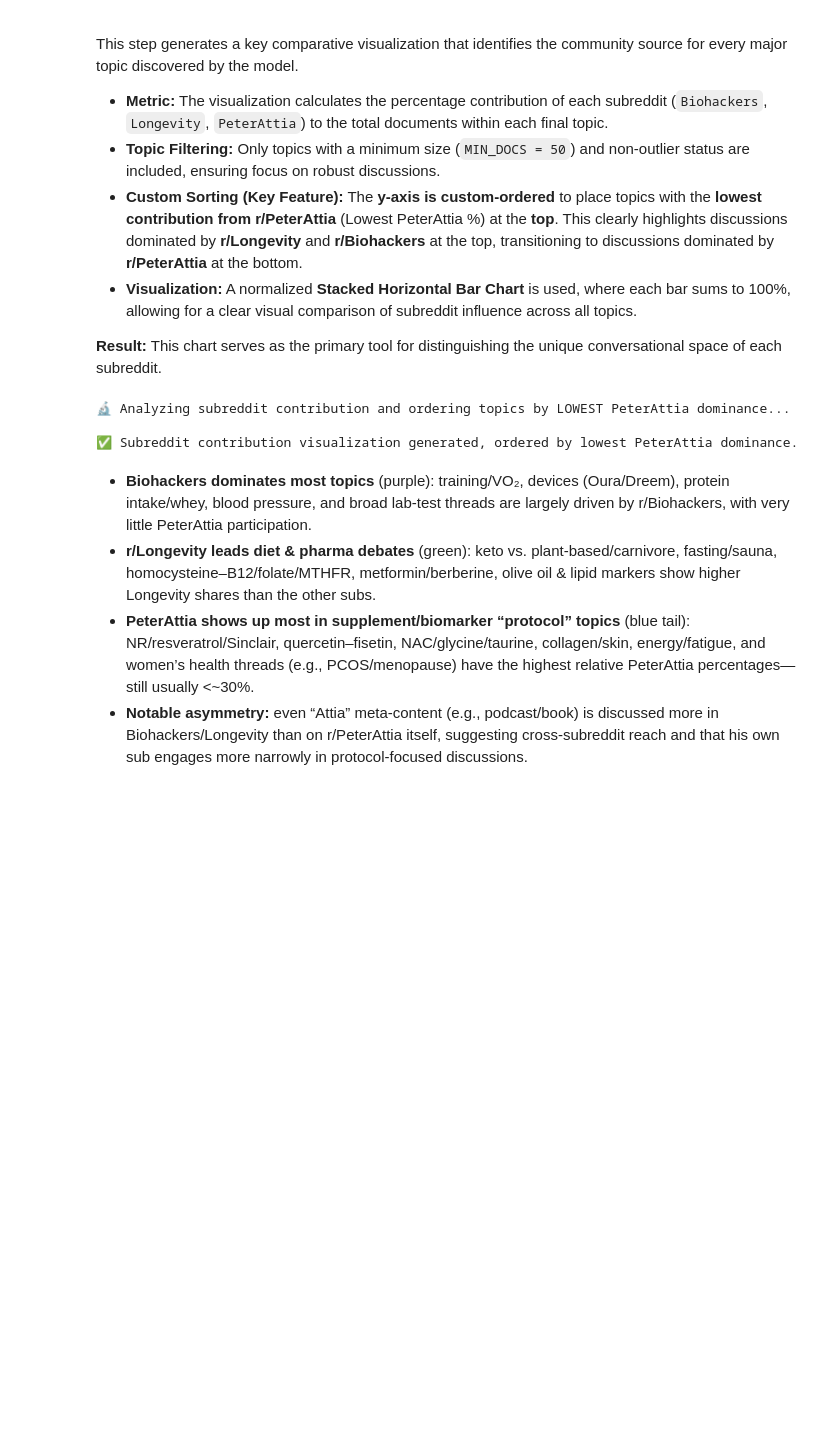
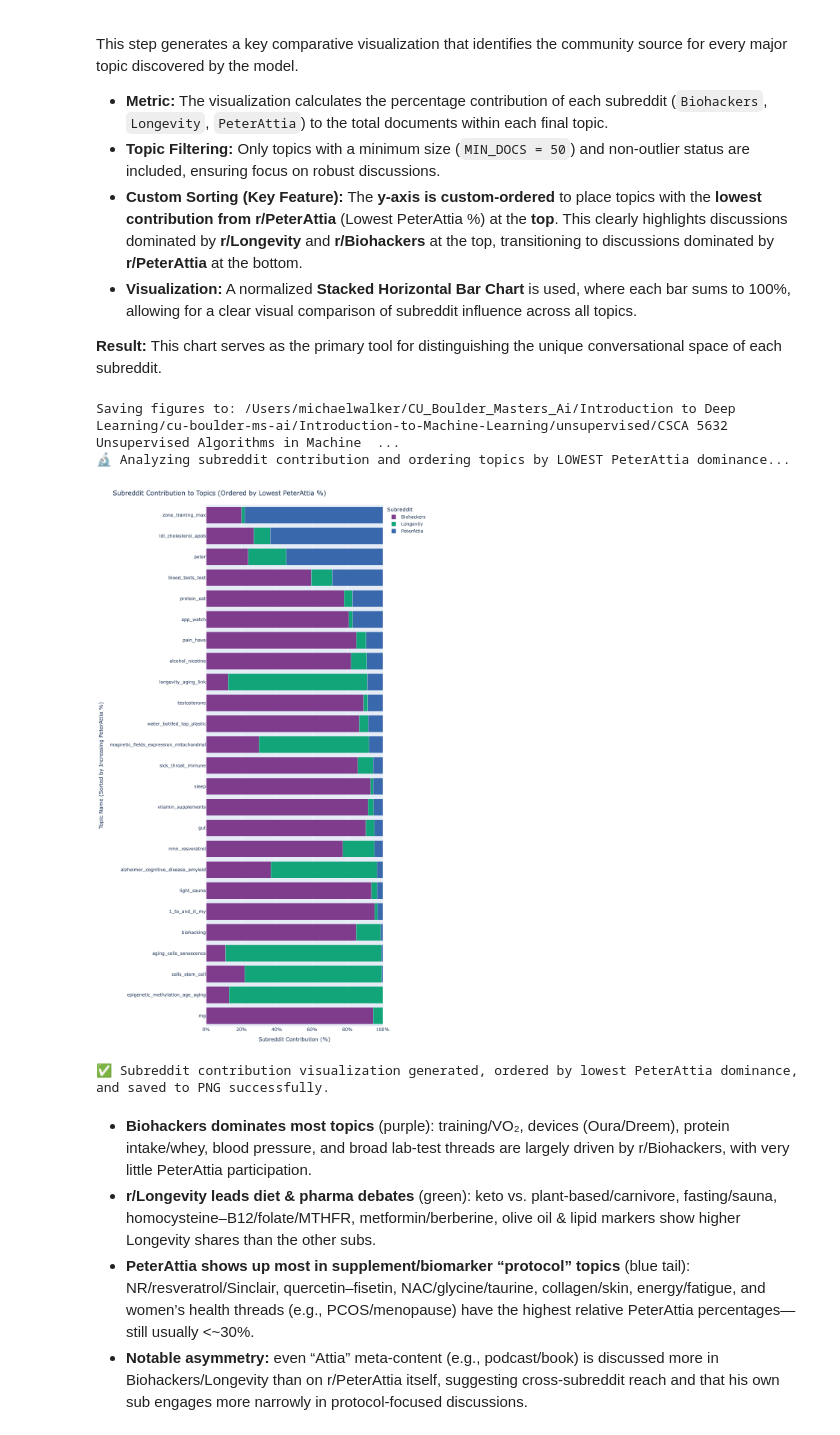
Before and after one commit to MSVWalker/cu-boulder-ms-ai, a Jupyter notebook: Introduction-to-Machine-Learning/unsupervised/CSCA 5632 Unsupervised Algorithms in Machine Learning Final Project/CSCA 5632 Unsupervised Algorithms in Machine Learning Final Project.ipynb, the cells around one changed output. Cells and saved outputs as stored; diff of their text form; code cells hidden in the pictures; blank space fills up the shorter version.

```diff
--- a/Introduction-to-Machine-Learning/unsupervised/CSCA 5632 Unsupervised Algorithms in Machine Learning Final Project/CSCA 5632 Unsupervised Algorithms in Machine Learning Final Project.ipynb
+++ b/Introduction-to-Machine-Learning/unsupervised/CSCA 5632 Unsupervised Algorithms in Machine Learning Final Project/CSCA 5632 Unsupervised Algorithms in Machine Learning Final Project.ipynb
@@ -1209,12 +1217,19 @@ This step generates a key comparative visualization that identifies the communit
 **Result:** This chart serves as the primary tool for distinguishing the unique conversational space of each subreddit.
 # %%
 # ====================================================================
-# === STEP 5: VISUALIZATION OF SUBREDDIT CONTRIBUTION PER TOPIC (ORDERED BY LOWEST PETER ATTIA) ===
+# === STEP 5: VISUALIZATION OF SUBREDDIT CONTRIBUTION PER TOPIC (ORDERED BY LOWEST PETER ATTIA) - WITH PNG EXPORT ===
 # ====================================================================
 
 import pandas as pd
 import numpy as np
 import plotly.express as px
+from pathlib import Path
+from IPython.display import display, Image # Import display and Image
+
+# --- Setup Output Directory ---
+OUTPUT_DIR = Path("visualization_outputs")
+OUTPUT_DIR.mkdir(exist_ok=True)
+print(f"Saving figures to: {OUTPUT_DIR.resolve()}")
 
 print("🔬 Analyzing subreddit contribution and ordering topics by LOWEST PeterAttia dominance...")
 
@@ -1270,10 +1285,9 @@ topic_report = topic_report.merge(peter_attia_df, on='TopicName', how='left').fi
 
 
 # Get the new custom order for the y-axis: Lowest PeterAttia % first
-# We change ascending=False (previous) to ascending=True (new request)
 topic_order_custom = topic_report.drop_duplicates(subset='TopicName').sort_values(
     by='PeterAttia_Percentage',
-    ascending=True # <--- KEY CHANGE: True for ascending (lowest contribution at top)
+    ascending=True
 )['TopicName'].tolist()
 
 
@@ -1287,43 +1301,47 @@ fig = px.bar(
     x='Percentage',
     y='TopicName',
     color='subreddit',
-    orientation='h', # Horizontal bars
-    # Configure hover data
+    orientation='h',
     hover_data={'TopicName': False, 'Count': True, 'TopicTotal': True, 'Percentage': ':.1f', 'PeterAttia_Percentage': ':.1f'},
     title='Subreddit Contribution to Topics (Ordered by Lowest PeterAttia %)',
     labels={
         'Percentage': 'Percentage of Topic Documents',
         'TopicName': 'Topic Name',
         'subreddit': 'Subreddit'
     },
-    height=1500, # Using your requested height
+    height=1500,
     width=900,
     color_discrete_sequence=px.colors.qualitative.Bold
 )
 
 # Customizing the layout
 fig.update_layout(
     xaxis_title='Subreddit Contribution (%)',
-    # Update y-axis title to reflect the new ordering
     yaxis_title='Topic Name (Sorted by Increasing PeterAttia %)',
     legend_title='Subreddit',
-    # Ensure the plot respects the new categorical order
     yaxis={'categoryorder': 'array', 'categoryarray': topic_order_custom},
-    # Increase left margin to prevent long topic names from being cut off
     margin=dict(l=250, r=20, t=50, b=50),
     barmode='stack',
 )
 
 # Ensure the x-axis is fixed from 0 to 100%
 fig.update_xaxes(range=[0, 100], ticksuffix="%")
 
 fig.show()
 
-print("\n✅ Subreddit contribution visualization generated, ordered by lowest PeterAttia dominance.")
+# **EXPORT FIGURE 4** 👈 Note: This is Figure 4 in the sequence
+fig_subreddit_contrib_path = OUTPUT_DIR / "5_subreddit_contribution_ordered.png"
+fig.write_image(fig_subreddit_contrib_path)
+# 👈 Display the saved PNG inline
+display(Image(filename=fig_subreddit_contrib_path))
+
+
+print("\n✅ Subreddit contribution visualization generated, ordered by lowest PeterAttia dominance, and saved to PNG successfully.")
 # %% [output]
+Saving figures to: /Users/michaelwalker/CU_Boulder_Masters_Ai/Introduction to Deep Learning/cu-boulder-ms-ai/Introduction-to-Machine-Learning/unsupervised/CSCA 5632 Unsupervised Algorithms in Machine  ...
 🔬 Analyzing subreddit contribution and ordering topics by LOWEST PeterAttia dominance...
-
-✅ Subreddit contribution visualization generated, ordered by lowest PeterAttia dominance.
+[figure, added]
+✅ Subreddit contribution visualization generated, ordered by lowest PeterAttia dominance, and saved to PNG successfully.
 # %% [markdown]
 - **Biohackers dominates most topics** (purple): training/VO₂, devices (Oura/Dreem), protein intake/whey, blood pressure, and broad lab-test threads are largely driven by r/Biohackers, with very little PeterAttia participation.
 - **r/Longevity leads diet & pharma debates** (green): keto vs. plant-based/carnivore, fasting/sauna, homocysteine–B12/folate/MTHFR, metformin/berberine, olive oil & lipid markers show higher Longevity shares than the other subs.
```
Also changed, not shown: parts of 2 cells of this notebook.
